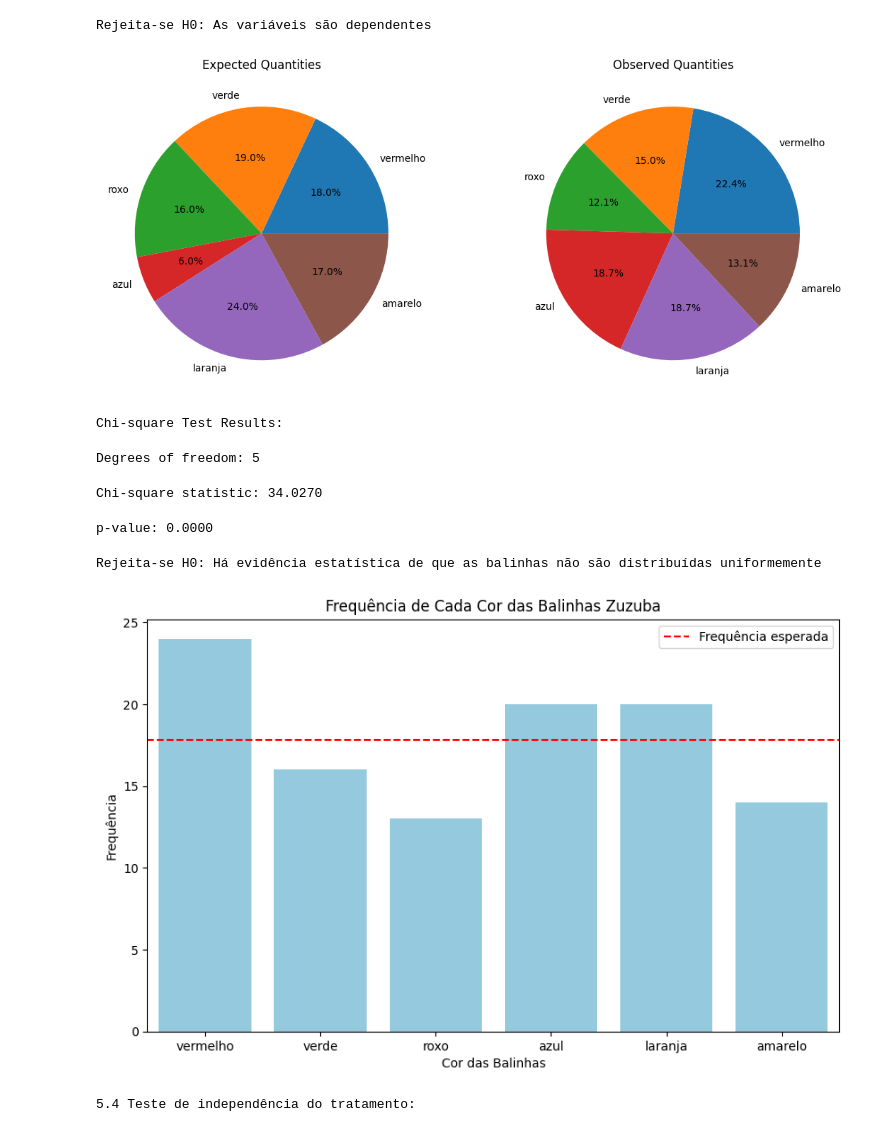
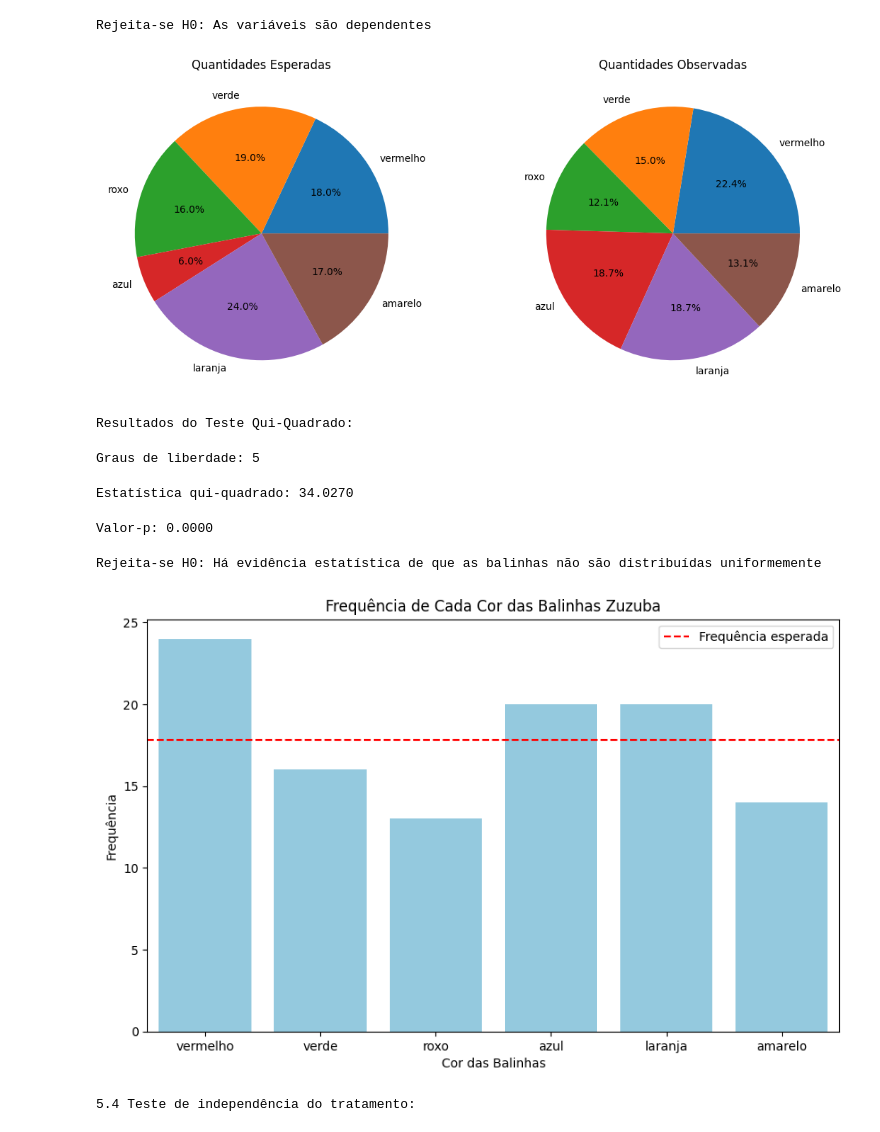
Before and after one commit to tomast1337/GCC1625_T1, a Jupyter notebook: IE_T2_NICOLAS_VYCAS_NERY.ipynb, the cells around one changed output. Cells and saved outputs as stored; diff of their text form; code cells hidden in the pictures.

Commit message:
Add new visualization functions to enhance data presentation

```diff
--- a/IE_T2_NICOLAS_VYCAS_NERY.ipynb
+++ b/IE_T2_NICOLAS_VYCAS_NERY.ipynb
@@ -479,74 +479,74 @@ Valor-p: 0.0066
 Graus de liberdade: 10
 Rejeita-se H0: As variáveis são dependentes
 # %%
-import matplotlib.pyplot as plt
 import numpy as np
 from scipy import stats
+import matplotlib.pyplot as plt
+import seaborn as sns
 
-# Data from Table 1
-colors = ["vermelho", "verde", "roxo", "azul", "laranja", "amarelo"]
-expected = [18, 19, 16, 6, 24, 17]
-observed = [24, 16, 13, 20, 20, 14]
+# Dados da Tabela 1
+cores = ["vermelho", "verde", "roxo", "azul", "laranja", "amarelo"]
+esperado = [18, 19, 16, 6, 24, 17]
+observado = [24, 16, 13, 20, 20, 14]
 
-# Create pie charts
+# Criar gráficos de pizza
 plt.figure(figsize=(12, 5))
 
-# Expected values pie chart
+# Gráfico de pizza dos valores esperados
 plt.subplot(121)
-plt.pie(expected, labels=colors, autopct="%1.1f%%")
-plt.title("Expected Quantities")
+plt.pie(esperado, labels=cores, autopct="%1.1f%%")
+plt.title("Quantidades Esperadas")
 
-# Observed values pie chart
+# Gráfico de pizza dos valores observados
 plt.subplot(122)
-plt.pie(observed, labels=colors, autopct="%1.1f%%")
-plt.title("Observed Quantities")
+plt.pie(observado, labels=cores, autopct="%1.1f%%")
+plt.title("Quantidades Observadas")
 
 plt.tight_layout()
 plt.show()
 
-# Normalize expected frequencies to match the sum of observed frequencies
-expected = np.array(expected) * (np.sum(observed) / np.sum(expected))
+# Normalizar frequências esperadas para corresponder à soma das frequências observadas
+esperado = np.array(esperado) * (np.sum(observado) / np.sum(esperado))
 
-# Perform chi-square test
-chi2_stat, p_valor = stats.chisquare(observed, expected)
+# Realizar teste qui-quadrado
+chi2_stat, p_valor = stats.chisquare(observado, esperado)
 
+# Graus de liberdade
+gl = len(cores) - 1
 
-# Degrees of freedom
-df = len(colors) - 1
+print("\nResultados do Teste Qui-Quadrado:")
+print(f"Graus de liberdade: {gl}")
+print(f"Estatística qui-quadrado: {chi2_stat:.4f}")
+print(f"Valor-p: {p_valor:.4f}")
 
-print("\nChi-square Test Results:")
-print(f"Degrees of freedom: {df}")
-print(f"Chi-square statistic: {chi2_stat:.4f}")
-print(f"p-value: {p_valor:.4f}")
-
-# Make conclusion
-alpha = 0.10  # significance level of 10%
+# Conclusão
+alpha = 0.10  # nível de significância de 10%
 if p_valor < alpha:
     print(
         "Rejeita-se H0: Há evidência estatística de que as balinhas não são distribuídas uniformemente"
     )
 else:
     print(
         "Não se rejeita H0: Não há evidência estatística de que as balinhas não são distribuídas uniformemente"
     )
 
-# Create bar plot for observed frequencies
+# Criar gráfico de barras para frequências observadas
 plt.figure(figsize=(10, 6))
-sns.barplot(x=colors, y=observed, color="skyblue")
+sns.barplot(x=cores, y=observado, color="skyblue")
 plt.axhline(
-    y=np.mean(expected), color="red", linestyle="--", label="Frequência esperada"
+    y=np.mean(esperado), color="red", linestyle="--", label="Frequência esperada"
 )
 plt.title("Frequência de Cada Cor das Balinhas Zuzuba")
 plt.xlabel("Cor das Balinhas")
 plt.ylabel("Frequência")
 plt.legend()
 plt.show()
 # %% [output]
-[figure, old version]
+[figure, new version]
-Chi-square Test Results:
+Resultados do Teste Qui-Quadrado:
-Degrees of freedom: 5
+Graus de liberdade: 5
-Chi-square statistic: 34.0270
+Estatística qui-quadrado: 34.0270
-p-value: 0.0000
+Valor-p: 0.0000
 Rejeita-se H0: Há evidência estatística de que as balinhas não são distribuídas uniformemente
 [figure]
 # %%
```
